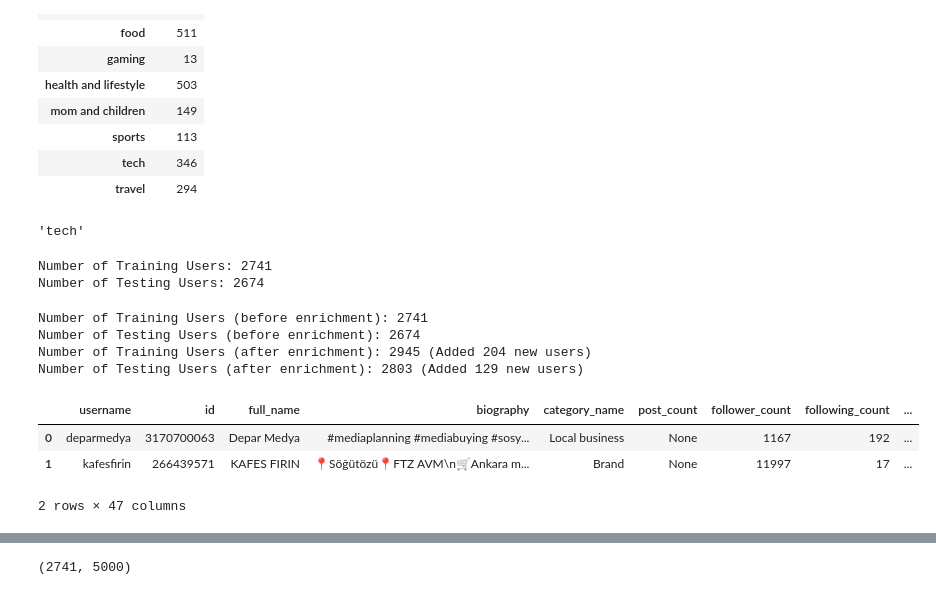
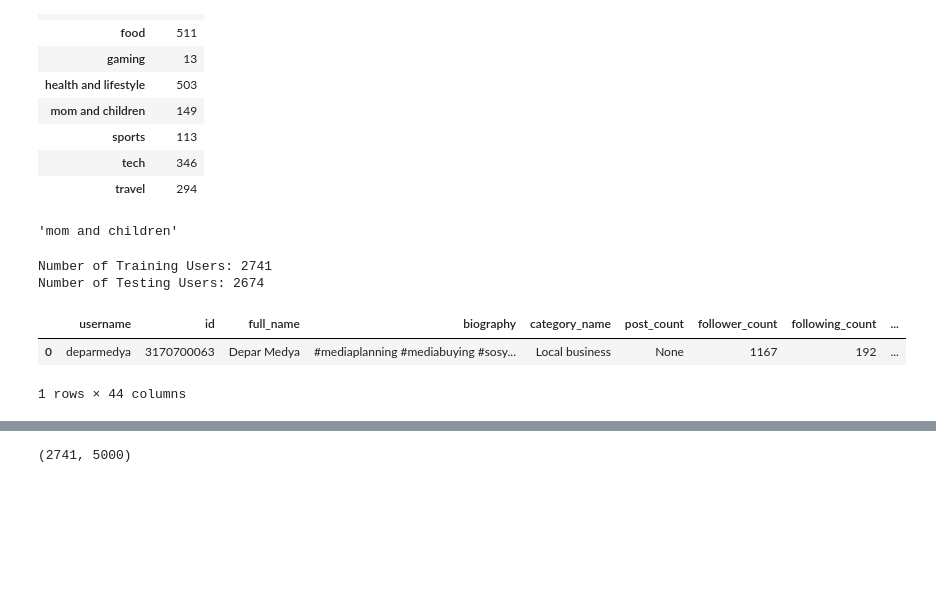
Before and after one commit to MusaMisto/CS412-InstagramInfluencersAnalysis, a Jupyter notebook: notebooks/project-explore-Ali.ipynb, the cells around one changed output, grey strips where cells are left out. Saved outputs shown, nothing was run; the diff lists cells and outputs as text; code cells hidden in the pictures; blank space fills up the shorter version.

```diff
--- a/notebooks/project-explore-Ali.ipynb
+++ b/notebooks/project-explore-Ali.ipynb
@@ -85,9 +90,9 @@ train_classification_df.groupby("category").count()
 | tech | 346 |
 | travel | 294 |
 # %%
-username2_category["kod8net"]
+username2_category["sonaydizdarahad"]
 # %% [output]
-'tech'
+'mom and children'
 # %%
 # Step 1: Define File Paths Dynamically
 # Get the current notebook directory
@@ -137,86 +142,14 @@ print(f"Number of Testing Users: {len(username2posts_test)}")
 # %% [output]
 Number of Training Users: 2741
 Number of Testing Users: 2674
-# %%
-# Step 4.1: Track Initial Row Counts
-print(f"Number of Training Users (before enrichment): {len(username2profile_train)}")
-print(f"Number of Testing Users (before enrichment): {len(username2profile_test)}")
-
-# Step 4.2: Load additional annotated data
-data_dir = os.path.dirname(train_data_path)  # Get the directory containing the JSONL file
-extra_file_1 = os.path.join(data_dir, "annotated_users_CS412-9e7e94622d40Musa.csv")
-extra_file_2 = os.path.join(data_dir, "annotated_users_CS412-2bedd0f2b2f6Neda.csv")
-
-# Load the additional data
-extra_data_1 = pd.read_csv(extra_file_1)
-extra_data_2 = pd.read_csv(extra_file_2)
-
-# Combine the two files
-extra_data = pd.concat([extra_data_1, extra_data_2], ignore_index=True)
-
-# Ensure consistent column names
-extra_data.rename(
-    columns={
-        "username": "username",
-        "influencerCategory": "category",
-        "influencerMention": "mention",
-        "accountType": "account_type",
-    },
-    inplace=True,
-)
-
-# Step 4.3: Add users from extra data to training profiles if they don't already exist
-new_users_added_to_train = 0
-for _, row in extra_data.iterrows():
-    username = row['username']
-    if username not in username2profile_train:
-        # Add new user to training data
-        username2profile_train[username] = {
-            "username": username,
-            "category": row["category"],
-            "mention": row["mention"],
-            "account_type": row["account_type"],
-        }
-        new_users_added_to_train += 1
-
-new_users_added_to_test = 0
-for _, row in extra_data.iterrows():
-    username = row['username']
-    if username not in username2profile_test:
-        # Add new user to testing data
-        username2profile_test[username] = {
-            "username": username,
-            "category": row["category"],
-            "mention": row["mention"],
-            "account_type": row["account_type"],
-        }
-        new_users_added_to_test += 1
-
-# Step 4.4: Convert enriched dictionaries back to DataFrames
-train_profile_df = pd.DataFrame.from_dict(username2profile_train, orient='index').reset_index()
-test_profile_df = pd.DataFrame.from_dict(username2profile_test, orient='index').reset_index()
-
-# Rename 'index' column to 'username'
-train_profile_df.rename(columns={"index": "username"}, inplace=True)
-test_profile_df.rename(columns={"index": "username"}, inplace=True)
-
-# Step 4.5: Print Row Counts After Enrichment
-print(f"Number of Training Users (after enrichment): {len(train_profile_df)} (Added {new_users_added_to_train} new users)")
-print(f"Number of Testing Users (after enrichment): {len(test_profile_df)} (Added {new_users_added_to_test} new users)")
-# %% [output]
-Number of Training Users (before enrichment): 2741
-Number of Testing Users (before enrichment): 2674
-Number of Training Users (after enrichment): 2945 (Added 204 new users)
-Number of Testing Users (after enrichment): 2803 (Added 129 new users)
 # %%
 # Profile Dataframe
 train_profile_df = pd.DataFrame(username2profile_train).T.reset_index(drop=True)
 test_profile_df = pd.DataFrame(username2profile_test).T.reset_index(drop=True)
 
-train_profile_df.head(2)
+train_profile_df.head(1)
 # %% [output]
 |  | username | id | full_name | biography | category_name | post_count | follower_count | following_count | ... |
 | 0 | deparmedya | 3170700063 | Depar Medya | #mediaplanning #mediabuying #sosy... | Local business | None | 1167 | 192 | ... |
-| 1 | kafesfirin | 266439571 | KAFES FIRIN | 📍Söğütözü📍FTZ AVM\n🛒Ankara m... | Brand | None | 11997 | 17 | ... |
-2 rows × 47 columns
+1 rows × 44 columns
 # %%
```
Also changed, not shown: parts of 11 cells of this notebook, 1 other file.
